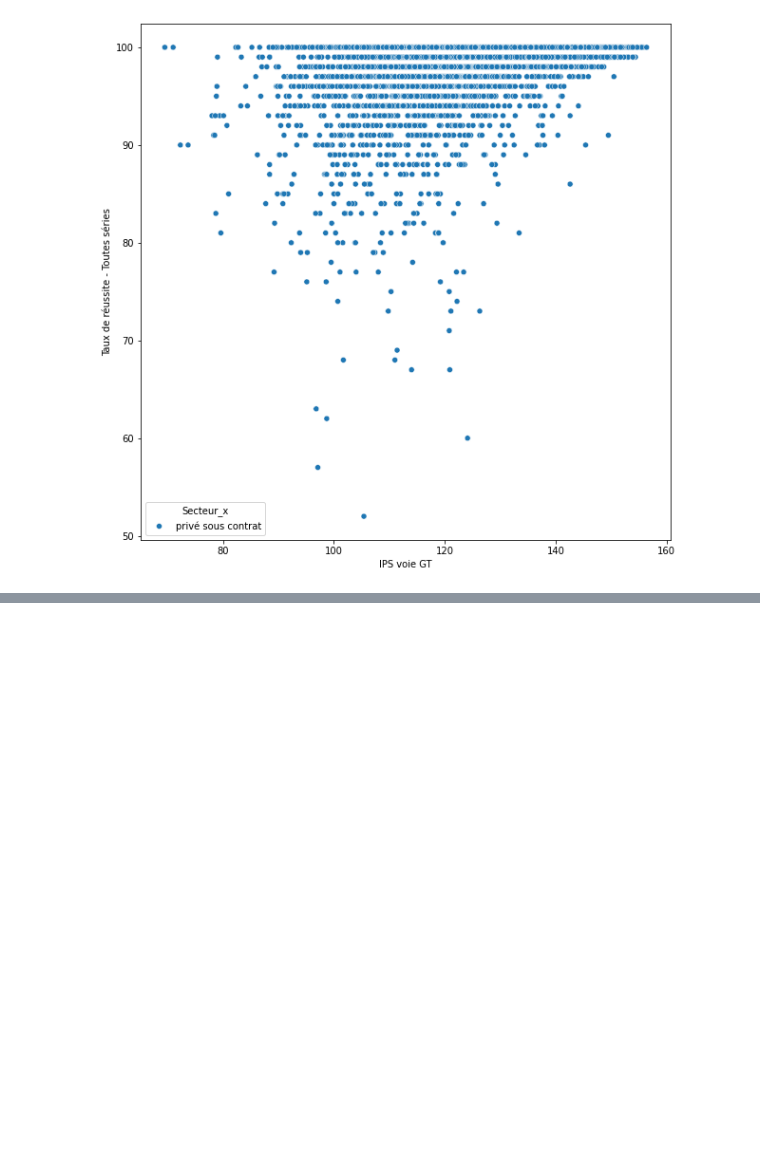
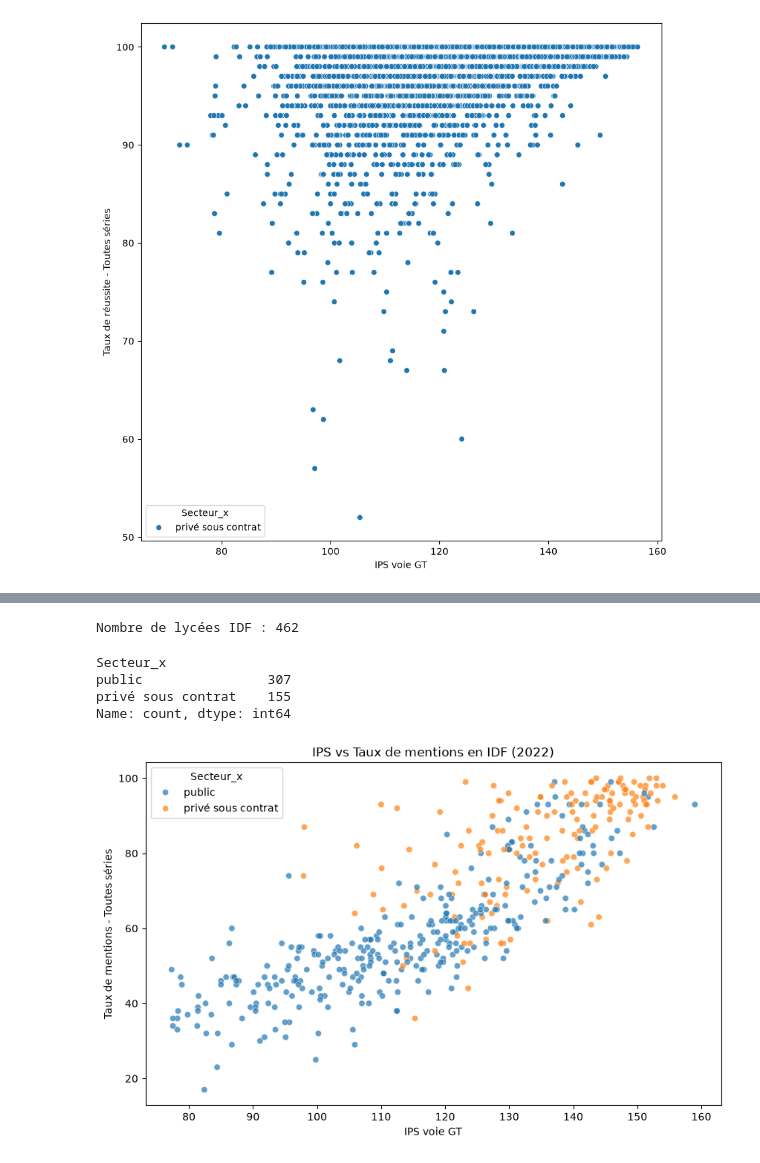
Before and after one commit to AlexisBenameur/projet-python-2AS1, a Jupyter notebook: codes/decouverte_data.ipynb, the cells around one changed output, grey strips where cells are left out. Saved outputs shown, nothing was run; the diff lists cells and outputs as text; code cells hidden in the pictures; blank space fills up the shorter version.

Commit message:
Ajouts data sur l'idf

```diff
--- a/codes/decouverte_data.ipynb
+++ b/codes/decouverte_data.ipynb
@@ -153,0 +154,19 @@ sns.boxplot(data=df_ips, x="Secteur", y = "IPS voie GT")
+# %%
+derniere_annee = max(set(df_ips["Année"]).intersection(set(df_res["Année"])))
+df_idf = df[(df["Code région"] == 11) & (df["Année"] == derniere_annee)].drop_duplicates(subset=["UAI"])
+
+print("Nombre de lycées IDF :", len(df_idf))
+df_idf["Secteur_x"].value_counts()
+# %% [output]
+Nombre de lycées IDF : 462
+Secteur_x
+public                307
+privé sous contrat    155
+Name: count, dtype: int64
+# %%
+plt.figure(figsize=(10, 6))
+sns.scatterplot(data=df_idf, x="IPS voie GT", y="Taux de mentions - Toutes séries", hue="Secteur_x", alpha=0.7)
+plt.title(f"IPS vs Taux de mentions en IDF ({derniere_annee})")
+plt.show()
+# %% [output]
+[figure, added]
```
Also changed, not shown: parts of 9 cells of this notebook.
